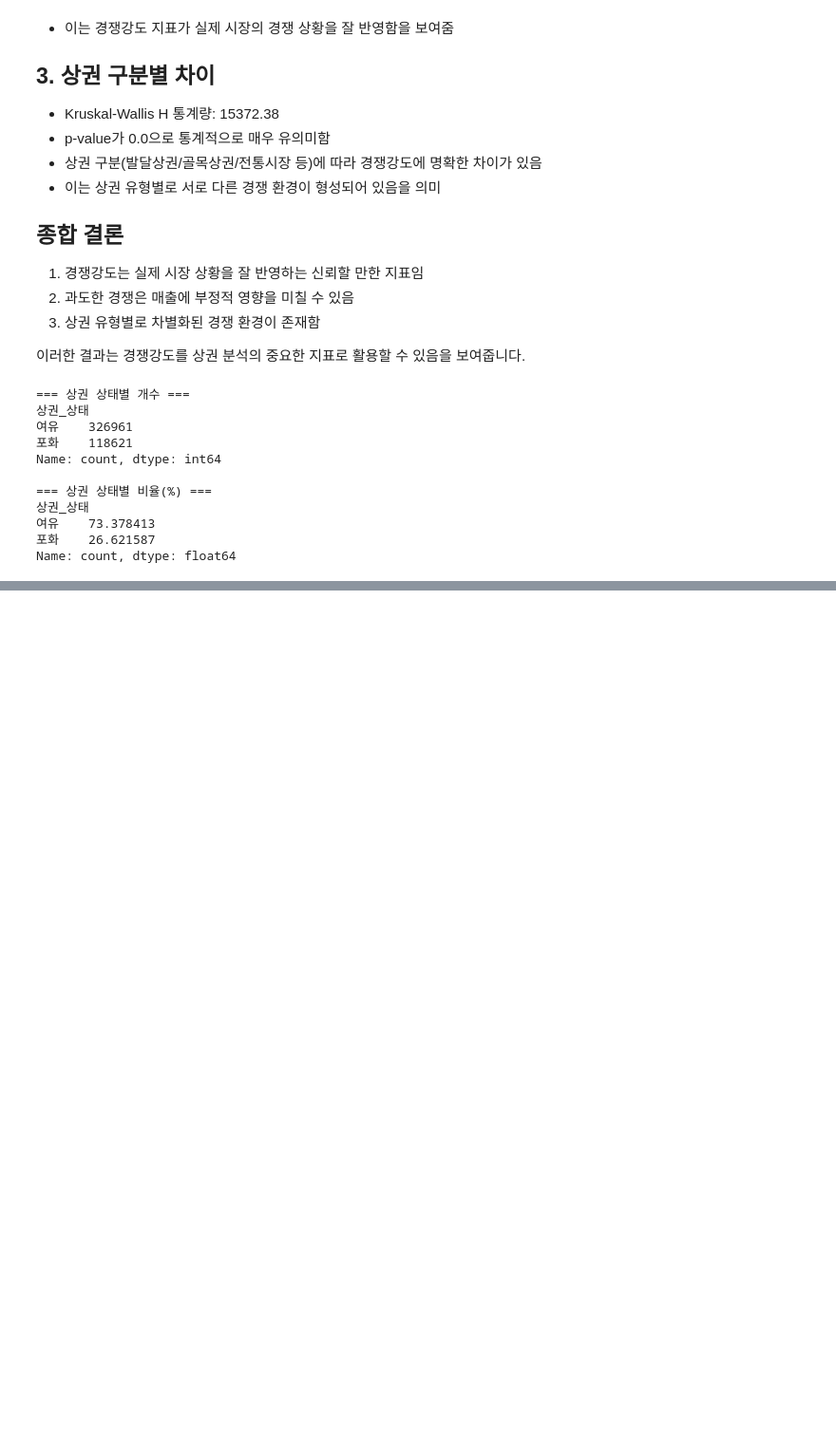
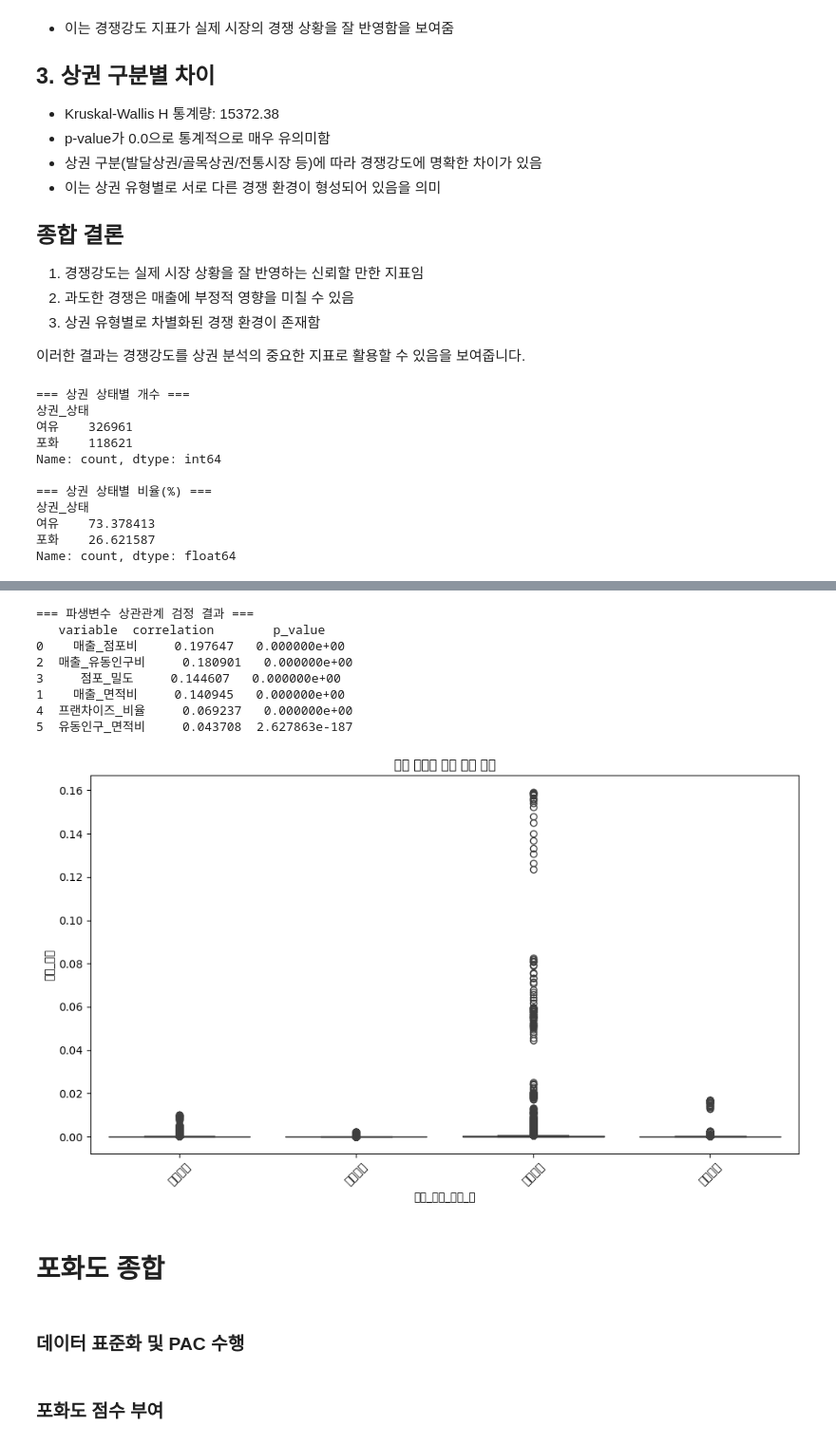
Before and after one commit to medici-bda10-sda/sda.final.project, a Jupyter notebook: 포화도_가설검정.ipynb, the cells around one changed output, grey strips where cells are left out. Shown: that part at 95% size. Drawn from its saved outputs; the diff is of its cells as text; code cells hidden in the pictures; blank space fills up the shorter version.

```diff
--- a/포화도_가설검정.ipynb
+++ b/포화도_가설검정.ipynb
@@ -228,0 +294,71 @@ Name: count, dtype: float64
+# %%
+import pandas as pd
+import numpy as np
+from scipy import stats
+import matplotlib.pyplot as plt
+import seaborn as sns
+
+# 1. 파생변수 생성
+def create_derived_variables(df):
+    # 매출 관련 파생변수
+    df['매출_점포비'] = df.groupby('상권_코드_명')['당월_매출_금액'].transform('sum') / df.groupby('상권_코드_명')['점포_수'].transform('sum')
+    df['매출_면적비'] = df['당월_매출_금액'] / df['영역_면적']
+    df['매출_유동인구비'] = df.groupby('상권_코드_명')['당월_매출_금액'].transform('sum') / df.groupby('상권_코드_명')['총_유동인구_수'].transform('sum')
+
+    # 점포 관련 파생변수
+    df['점포_밀도'] = df['점포_수'] / df['영역_면적']
+    df['프랜차이즈_비율'] = df['프랜차이즈_점포_수'] / df['점포_수']
+
+    # 유동인구 관련 파생변수
+    df['유동인구_면적비'] = df['총_유동인구_수'] / df['영역_면적']
+
+    return df
+
+# 2. 상관관계 분석
+def correlation_analysis(df, target_vars):
+    corr_results = []
+    for var in target_vars:
+        corr, p_value = stats.spearmanr(df[var], df['경쟁강도'])
+        corr_results.append({
+            'variable': var,
+            'correlation': abs(corr),
+            'p_value': p_value
+        })
+    return pd.DataFrame(corr_results)
+
+# 3. 검정 실행
+derived_vars = [
+    '매출_점포비',
+    '매출_면적비',
+    '매출_유동인구비',
+    '점포_밀도',
+    '프랜차이즈_비율',
+    '유동인구_면적비'
+]
+
+df = create_derived_variables(df)
+correlation_results = correlation_analysis(df, derived_vars)
+
+# 4. 결과 출력
+print("\n=== 파생변수 상관관계 검정 결과 ===")
+print(correlation_results.sort_values('correlation', ascending=False))
+
+# 5. 시각화
+plt.figure(figsize=(10,6))
+sns.boxplot(x='상권_구분_코드_명', y='점포_밀도', data=df)
+plt.title('상권 구분별 점포 밀도 분포')
+plt.xticks(rotation=45)
+plt.tight_layout()
+plt.show()
+# %% [output]
+=== 파생변수 상관관계 검정 결과 ===
+   variable  correlation        p_value
+0    매출_점포비     0.197647   0.000000e+00
+2  매출_유동인구비     0.180901   0.000000e+00
+3     점포_밀도     0.144607   0.000000e+00
+1    매출_면적비     0.140945   0.000000e+00
+4  프랜차이즈_비율     0.069237   0.000000e+00
+5  유동인구_면적비     0.043708  2.627863e-187
+[figure, added]
+# %% [markdown]
+# 포화도 종합
@@ -228,0 +390,2 @@ Name: count, dtype: float64
+# %% [markdown]
+### 데이터 표준화 및 PAC 수행
@@ -228,0 +413,2 @@ Name: count, dtype: float64
+# %% [markdown]
+### 포화도 점수 부여
```
Also changed, not shown: parts of 16 cells of this notebook, 1 other file.
